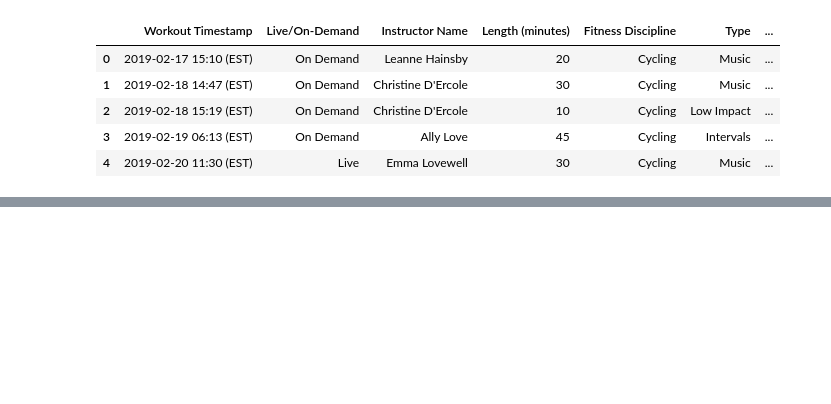
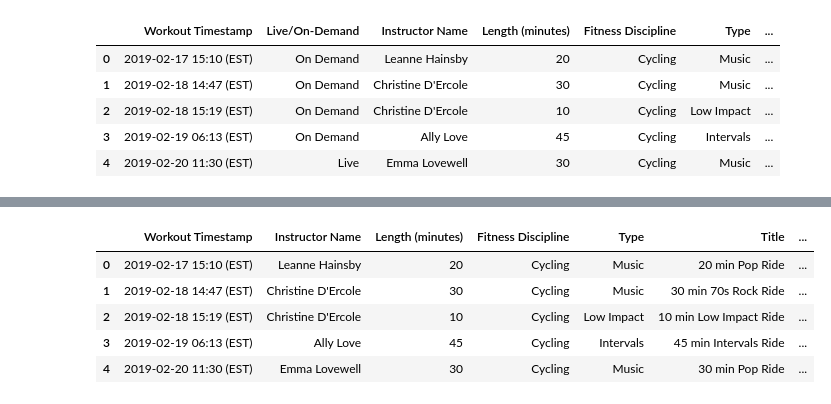
Before and after one commit to AnnikaNoren/post_graduate_project, a Jupyter notebook: Peloton .ipynb, the cells around one changed output, grey strips where cells are left out. Cells and saved outputs as stored; diff of their text form; code cells hidden in the pictures; blank space fills up the shorter version.

```diff
--- a/Peloton .ipynb
+++ b/Peloton .ipynb
@@ -17,0 +85,9 @@ df.head()
+# %%
+df.head()
+# %% [output]
+|  | Workout Timestamp | Instructor Name | Length (minutes) | Fitness Discipline | Type | Title | ... |
+| 0 | 2019-02-17 15:10 (EST) | Leanne Hainsby | 20 | Cycling | Music | 20 min Pop Ride | ... |
+| 1 | 2019-02-18 14:47 (EST) | Christine D'Ercole | 30 | Cycling | Music | 30 min 70s Rock Ride | ... |
+| 2 | 2019-02-18 15:19 (EST) | Christine D'Ercole | 10 | Cycling | Low Impact | 10 min Low Impact Ride | ... |
+| 3 | 2019-02-19 06:13 (EST) | Ally Love | 45 | Cycling | Intervals | 45 min Intervals Ride | ... |
+| 4 | 2019-02-20 11:30 (EST) | Emma Lovewell | 30 | Cycling | Music | 30 min Pop Ride | ... |
```
Also changed, not shown: parts of 13 cells of this notebook.
